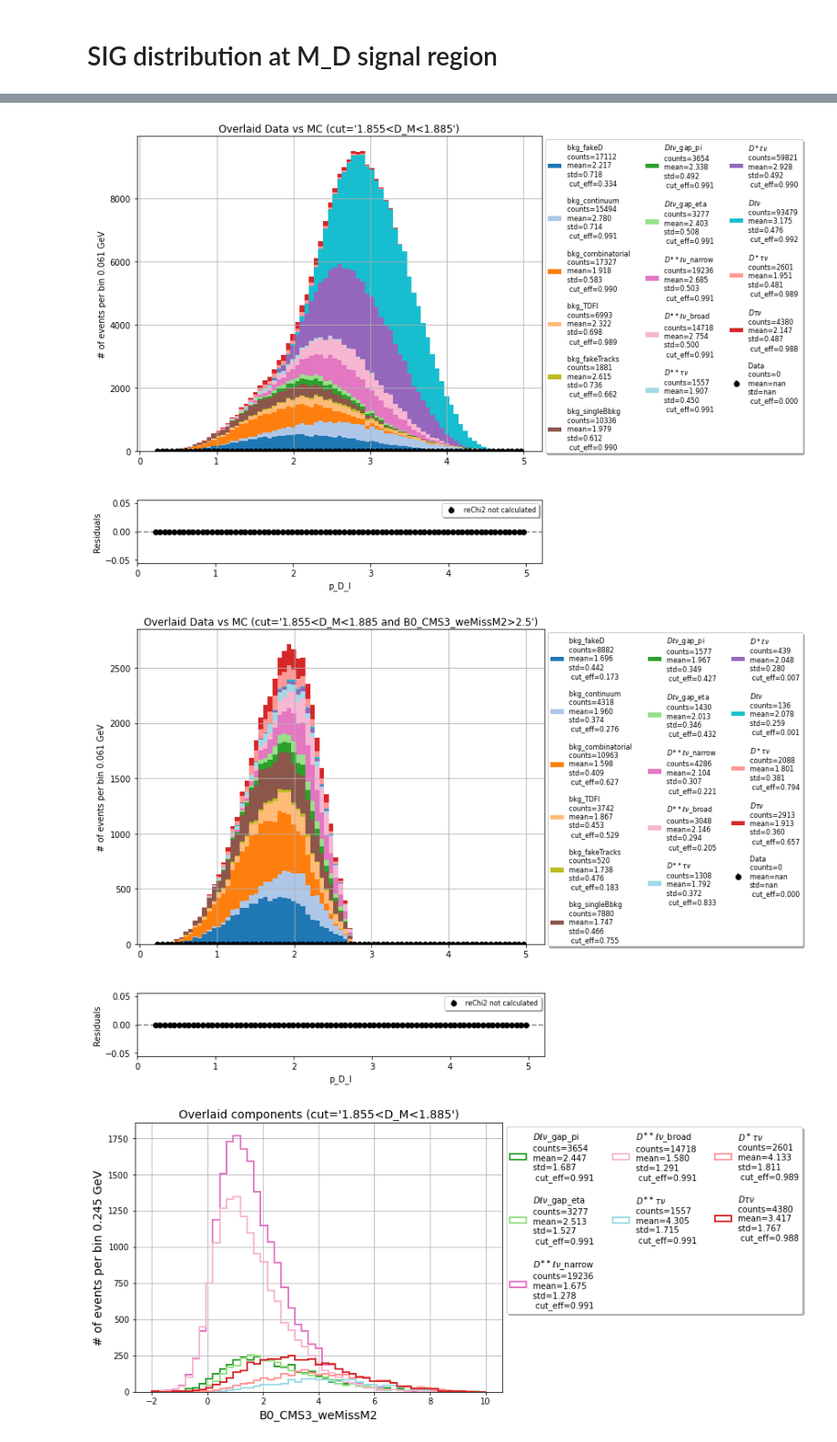
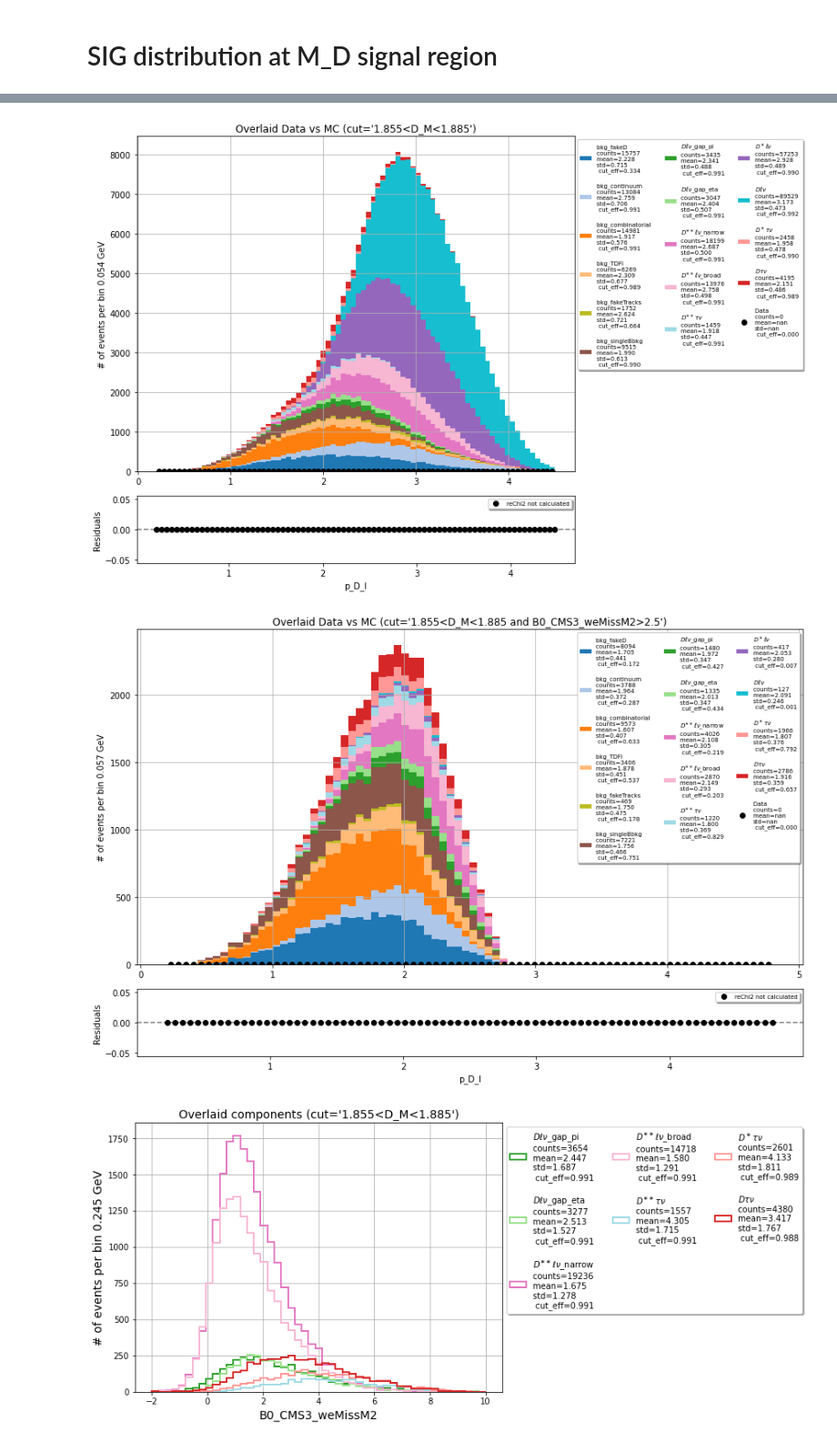
Before and after one commit to zjkjsd/inclusive_R_D, a Jupyter notebook: Notebooks/Plotting/1_PlotNtuple_signalRegion_e.ipynb, the cells around one changed output, grey strips where cells are left out. Shown at 91% size. Saved outputs shown, nothing was run; the diff lists cells and outputs as text; code cells hidden in the pictures.

```diff
--- a/Notebooks/Plotting/1_PlotNtuple_signalRegion_e.ipynb
+++ b/Notebooks/Plotting/1_PlotNtuple_signalRegion_e.ipynb
@@ -130,19 +134,19 @@ data_hist_all, mc_hist_all = mpl.plot_data_mc_stacked(
 # %%
-b1 = np.linspace(0.2,5,81)
+b1 = np.linspace(0.2,4.5,81)
 data_hist_all, mc_hist_all = mpl.plot_data_mc_stacked(
     variable='p_D_l',bins=b1,cut='1.855<D_M<1.885',scale=[1,187/200],density=False,
     correction=False,mask=[],figsize=(12,8),ratio=False,data_sig_mask=True,
-                                legend_nc=3, legend_fs=8)
+                                legend_nc=3, legend_fs=7)
 # %% [output]
-[figure, old version]
+[figure, new version]
 # %%
-b1 = np.linspace(0.2,5,81)
+b1 = np.linspace(0.2,4.8,81)
 data_hist_all, mc_hist_all = mpl.plot_data_mc_stacked(
     variable='p_D_l',bins=b1,cut='1.855<D_M<1.885 and B0_CMS3_weMissM2>2.5',scale=[1,187/200],density=False,
     correction=False,mask=[],figsize=(12,8),ratio=False,data_sig_mask=True,
-                                legend_nc=3, legend_fs=8)
+                                legend_nc=3, legend_fs=7)
 # %% [output]
-[figure, old version]
+[figure, new version]
 # %%
 b1 = np.linspace(-2,10,51)
 mpl.plot_mc_1d_overlaid(variable='B0_CMS3_weMissM2',bins=b1,mask=[],
```
Also changed, not shown: parts of 26 cells of this notebook, 6 other files.
